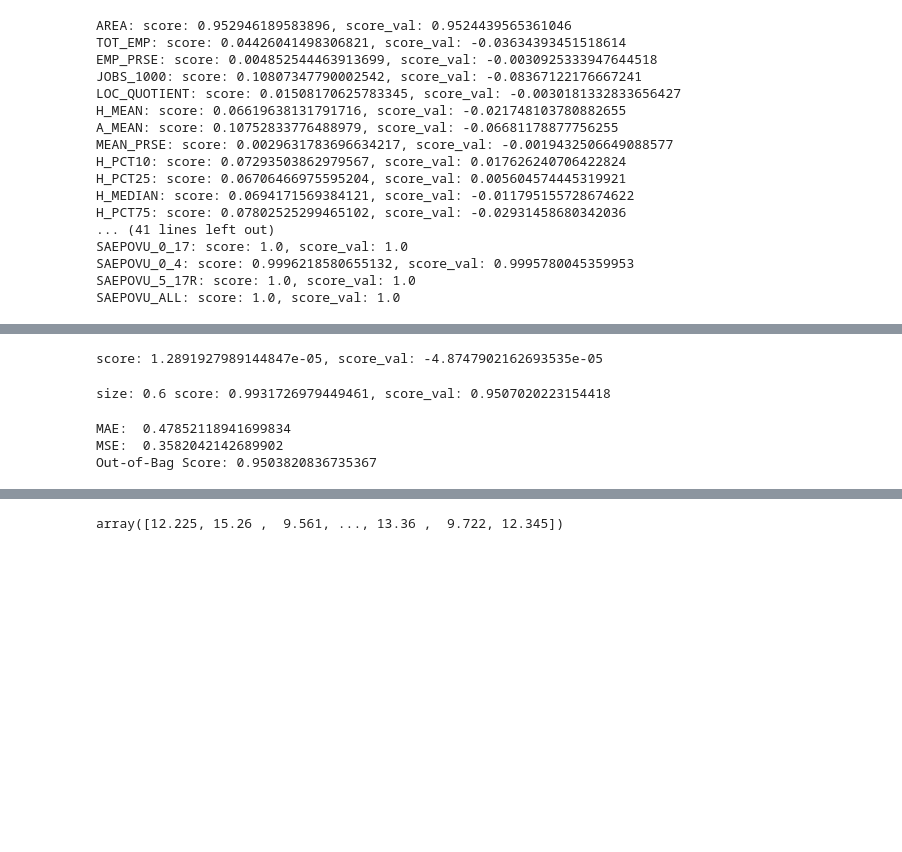
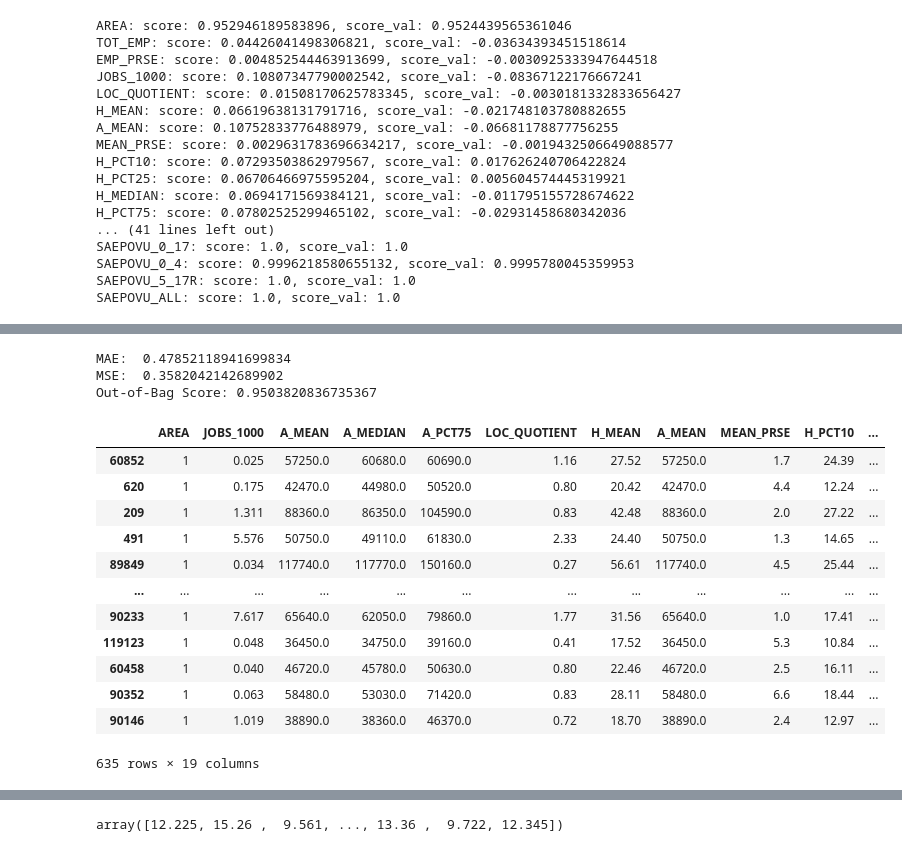
Before and after one commit to sammoe60/data-vikings, a Jupyter notebook: project-files/state_ML.ipynb, the cells around one changed output, grey strips where cells are left out. Cells and saved outputs as stored; diff of their text form; code cells hidden in the pictures; blank space fills up the shorter version.

```diff
--- a/project-files/state_ML.ipynb
+++ b/project-files/state_ML.ipynb
@@ -122,38 +200,16 @@ Index(['AREA', 'STATE', 'OCC_CODE', 'OCC_TITLE', 'OCC_GROUP', 'TOT_EMP',
 # %%
-X = df_dummies.drop(columns='SAEPOVRTALL_PT')
-y = states['SAEPOVRTALL_PT']
+features = ['AREA', 'JOBS_1000', 'A_MEAN', 'A_MEDIAN', 'A_PCT75', 'LOC_QUOTIENT']
+target = "SAEPOVRTALL_PT"
+X = states.drop([target], axis=1)
+X = X.select_dtypes(exclude=['object'])
+y = states[target]
+X = states[features]
 X_train, X_test, y_train, y_test = train_test_split(X, y, test_size=0.2, random_state=101)
-model = RandomForestRegressor(n_estimators=100, random_state=0)
+model = RandomForestRegressor(n_estimators=100, random_state=0, oob_score=True)
 model.fit(X_train, y_train)
 score= model.score(X_train, y_train)
 score_val = model.score(X_test, y_test)
 print(f'score: {score}, score_val: {score_val}')
-# %% [output]
-score: 1.2891927989144847e-05, score_val: -4.8747902162693535e-05
-# %%
-features = ['AREA', 'JOBS_1000', 'A_MEAN', 'A_MEDIAN', 'A_PCT75']
-target = "SAEPOVRTALL_PT"
-X = states.drop([target], axis=1)
-X = X.select_dtypes(exclude=['object'])
-y = states[target]
-X = states[features]
-sizes = [0.2]
-estimators = [5,10,20,50,100]
-# for e in estimators:
-#     X_train, X_test, y_train, y_test = train_test_split(X, y, test_size=0.2, random_state=101)
-#     model = RandomForestRegressor(n_estimators=e, random_state=0)
-#     model.fit(X_train, y_train)
-#     score= model.score(X_train, y_train)
-#     score_val = model.score(X_test, y_test)
-#     print(f'size: {size} score: {score}, score_val: {score_val}')
-X_train, X_test, y_train, y_test = train_test_split(X, y, test_size=0.2, random_state=101)
-model = RandomForestRegressor(n_estimators=100, random_state=0, oob_score=True)
-model.fit(X_train, y_train)
-score= model.score(X_train, y_train)
-score_val = model.score(X_test, y_test)
-print(f'size: {size} score: {score}, score_val: {score_val}')
-# %% [output]
-size: 0.6 score: 0.9931726979449461, score_val: 0.9507020223154418
 # %%
 y_pred = model.predict(X_test)
 print('MAE: ', mean_absolute_error(y_test, y_pred))
@@ -163,3 +219,19 @@ print(f'Out-of-Bag Score: {model.oob_score_}')
 MAE:  0.47852118941699834
 MSE:  0.3582042142689902
 Out-of-Bag Score: 0.9503820836735367
+# %%
+X_test[X_test['AREA'] == 1]
+# %% [output]
+|  | AREA | JOBS_1000 | A_MEAN | A_MEDIAN | A_PCT75 | LOC_QUOTIENT | H_MEAN | A_MEAN | MEAN_PRSE | H_PCT10 | ... |
+| 60852 | 1 | 0.025 | 57250.0 | 60680.0 | 60690.0 | 1.16 | 27.52 | 57250.0 | 1.7 | 24.39 | ... |
+| 620 | 1 | 0.175 | 42470.0 | 44980.0 | 50520.0 | 0.80 | 20.42 | 42470.0 | 4.4 | 12.24 | ... |
+| 209 | 1 | 1.311 | 88360.0 | 86350.0 | 104590.0 | 0.83 | 42.48 | 88360.0 | 2.0 | 27.22 | ... |
+| 491 | 1 | 5.576 | 50750.0 | 49110.0 | 61830.0 | 2.33 | 24.40 | 50750.0 | 1.3 | 14.65 | ... |
+| 89849 | 1 | 0.034 | 117740.0 | 117770.0 | 150160.0 | 0.27 | 56.61 | 117740.0 | 4.5 | 25.44 | ... |
+| ... | ... | ... | ... | ... | ... | ... | ... | ... | ... | ... | ... |
+| 90233 | 1 | 7.617 | 65640.0 | 62050.0 | 79860.0 | 1.77 | 31.56 | 65640.0 | 1.0 | 17.41 | ... |
+| 119123 | 1 | 0.048 | 36450.0 | 34750.0 | 39160.0 | 0.41 | 17.52 | 36450.0 | 5.3 | 10.84 | ... |
+| 60458 | 1 | 0.040 | 46720.0 | 45780.0 | 50630.0 | 0.80 | 22.46 | 46720.0 | 2.5 | 16.11 | ... |
+| 90352 | 1 | 0.063 | 58480.0 | 53030.0 | 71420.0 | 0.83 | 28.11 | 58480.0 | 6.6 | 18.44 | ... |
+| 90146 | 1 | 1.019 | 38890.0 | 38360.0 | 46370.0 | 0.72 | 18.70 | 38890.0 | 2.4 | 12.97 | ... |
+635 rows × 19 columns
```
Also changed, not shown: parts of 19 cells of this notebook, 5 other files.
